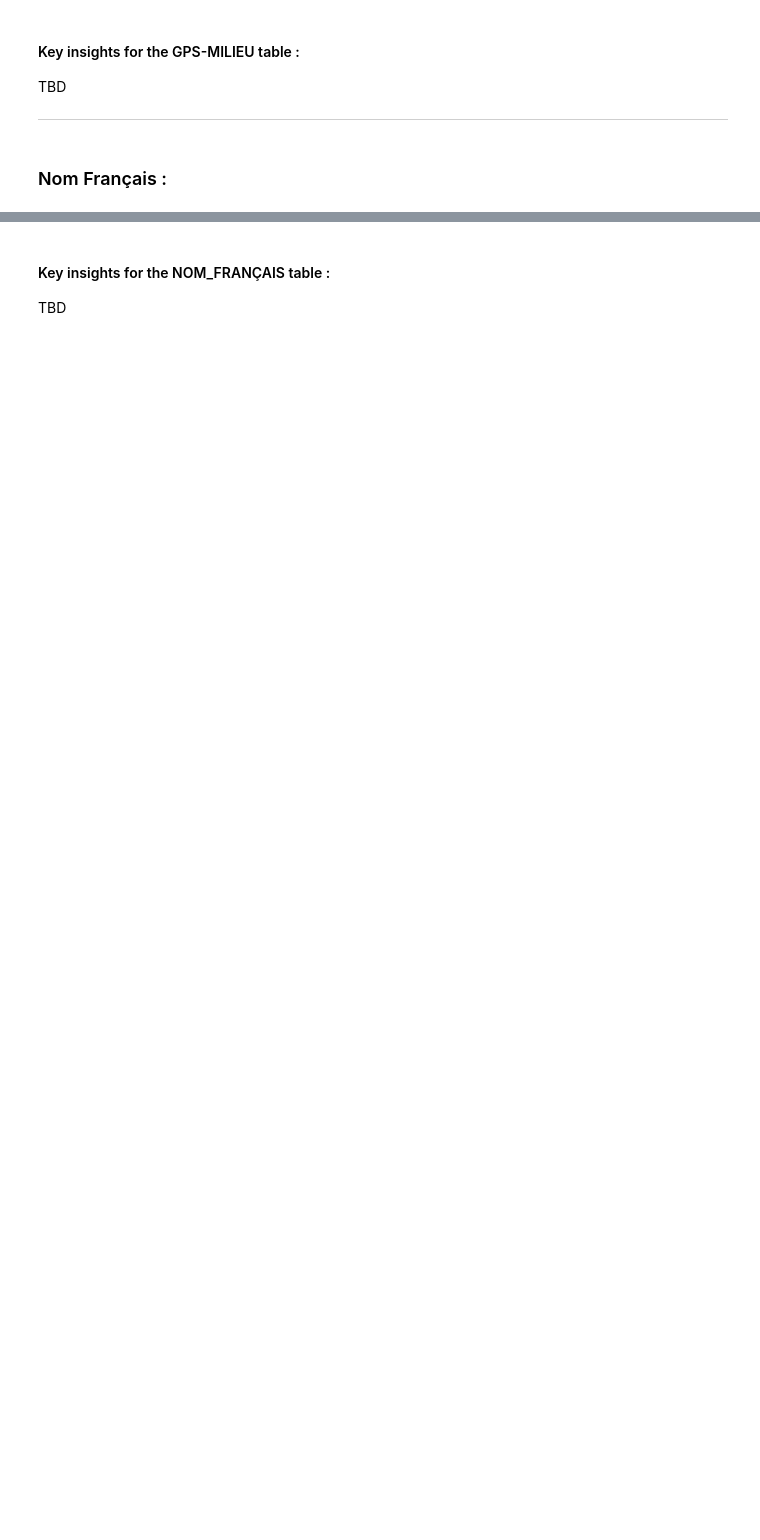
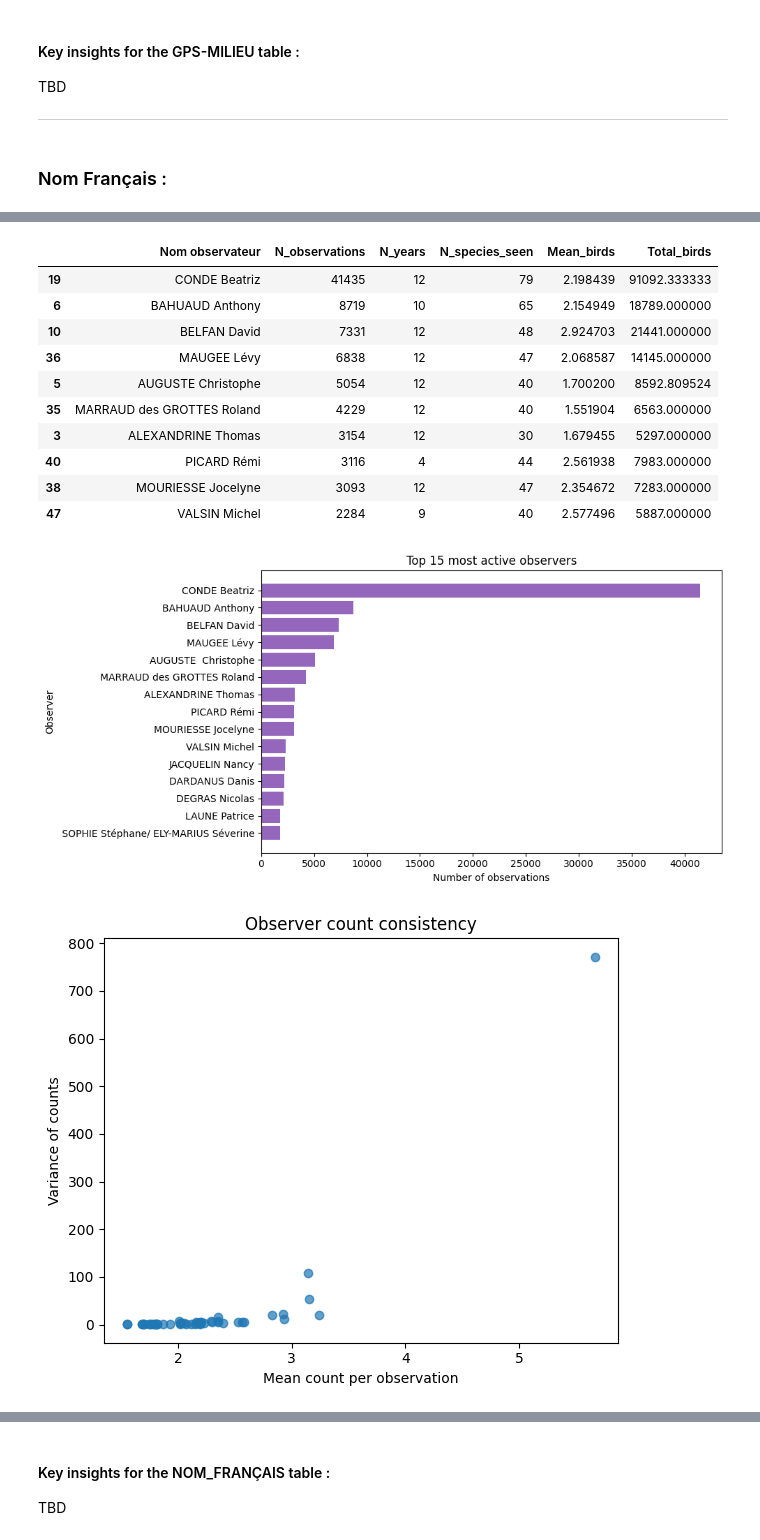
Before and after one commit to vladihnat/birds-biodiversity, a Jupyter notebook: main.ipynb, the cells around one changed output, grey strips where cells are left out. Drawn from its saved outputs; the diff is of its cells as text; code cells hidden in the pictures; blank space fills up the shorter version.

```diff
--- a/main.ipynb
+++ b/main.ipynb
@@ -347,0 +407,61 @@ TBD
+# %%
+# --- Observer participation summary ---
+observer_summary = (
+    df.groupby("Nom observateur")
+      .agg(
+          N_observations=("ESPECE", "size"),
+          N_years=("year", "nunique"),
+          N_species_seen=("ESPECE", "nunique"),
+          Mean_birds=("TOT_AV_V", "mean"),
+          Total_birds=("TOT_AV_V", "sum")
+      )
+      .reset_index()
+      .sort_values("N_observations", ascending=False)
+)
+
+display(observer_summary.head(10))
+
+# --- Plot: top observers by number of observations ---
+plt.figure(figsize=(10,5))
+top_obs = observer_summary.head(15)
+plt.barh(top_obs["Nom observateur"], top_obs["N_observations"], color="tab:purple")
+plt.xlabel("Number of observations")
+plt.ylabel("Observer")
+plt.title("Top 15 most active observers")
+plt.gca().invert_yaxis()
+plt.tight_layout()
+plt.show()
+
+# --- Observer consistency: mean vs variance of counts ---
+# (A simple reliability proxy — stable observers have low variance in total counts)
+observer_variability = (
+    df.groupby("Nom observateur")["TOT_AV_V"]
+      .agg(["mean", "var", "count"])
+      .rename(columns={"mean": "Mean_count", "var": "Variance"})
+      .reset_index()
+)
+
+plt.figure(figsize=(6,5))
+plt.scatter(observer_variability["Mean_count"], observer_variability["Variance"], alpha=0.7)
+plt.xlabel("Mean count per observation")
+plt.ylabel("Variance of counts")
+plt.title("Observer count consistency")
+plt.tight_layout()
+plt.show()
+
+# Observers with very high variance relative to mean may indicate inconsistent detection
+display(observer_variability.sort_values("Variance", ascending=False).head(10))
+# %% [output]
+|  | Nom observateur | N_observations | N_years | N_species_seen | Mean_birds | Total_birds |
+| 19 | CONDE Beatriz | 41435 | 12 | 79 | 2.198439 | 91092.333333 |
+| 6 | BAHUAUD Anthony | 8719 | 10 | 65 | 2.154949 | 18789.000000 |
+| 10 | BELFAN David | 7331 | 12 | 48 | 2.924703 | 21441.000000 |
+| 36 | MAUGEE Lévy | 6838 | 12 | 47 | 2.068587 | 14145.000000 |
+| 5 | AUGUSTE Christophe | 5054 | 12 | 40 | 1.700200 | 8592.809524 |
+| 35 | MARRAUD des GROTTES Roland | 4229 | 12 | 40 | 1.551904 | 6563.000000 |
+| 3 | ALEXANDRINE Thomas | 3154 | 12 | 30 | 1.679455 | 5297.000000 |
+| 40 | PICARD Rémi | 3116 | 4 | 44 | 2.561938 | 7983.000000 |
+| 38 | MOURIESSE Jocelyne | 3093 | 12 | 47 | 2.354672 | 7283.000000 |
+| 47 | VALSIN Michel | 2284 | 9 | 40 | 2.577496 | 5887.000000 |
+[figure, added]
+[figure, added]
```
Also changed, not shown: parts of 12 cells of this notebook.
